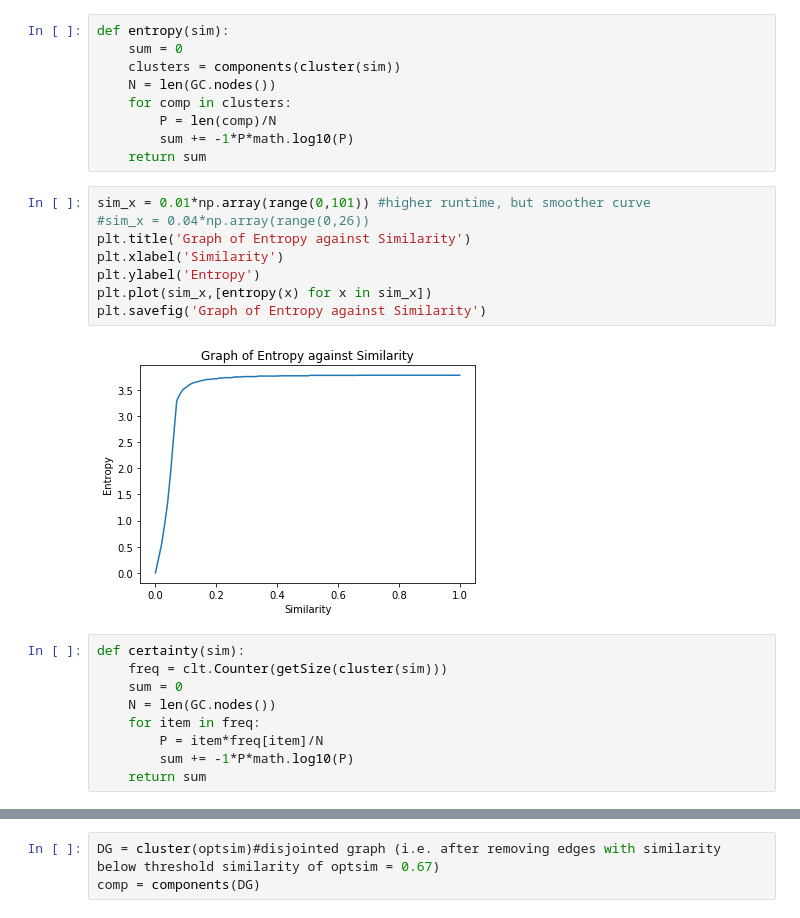
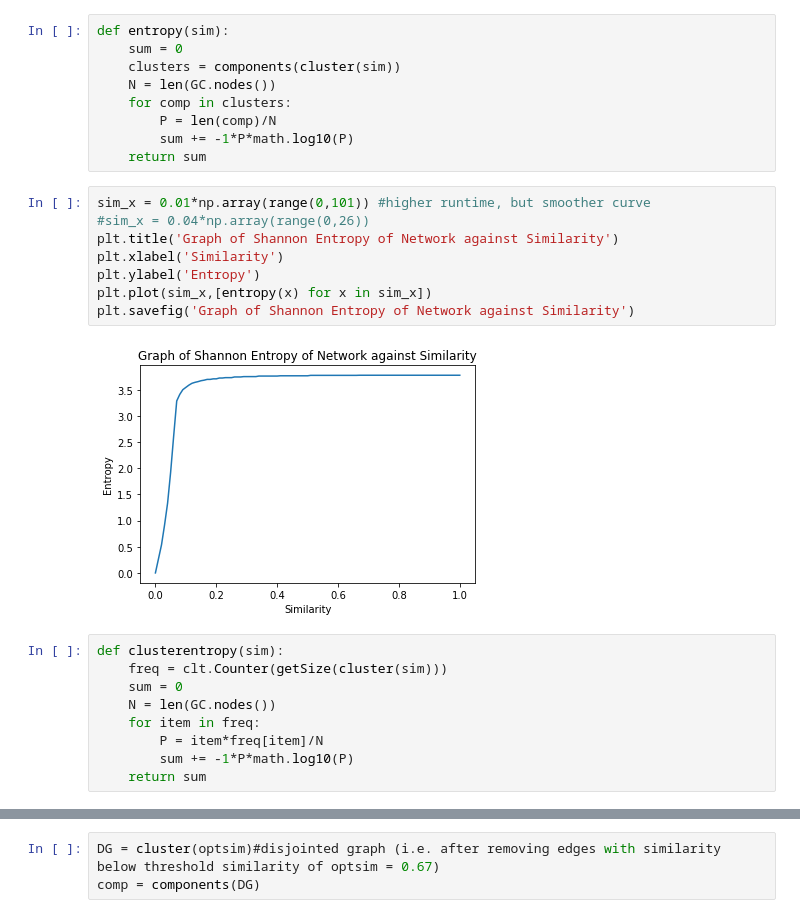
Before and after one commit to jzh001/Social-Network-Structure-in-Common-Interest-Communities, a Jupyter notebook: notebook.ipynb, the cells around one changed output, grey strips where cells are left out. Cells and saved outputs as stored; diff of their text form.

```diff
--- a/notebook.ipynb
+++ b/notebook.ipynb
@@ -277,15 +277,15 @@ def entropy(sim):
 # %%
 sim_x = 0.01*np.array(range(0,101)) #higher runtime, but smoother curve
 #sim_x = 0.04*np.array(range(0,26))
-plt.title('Graph of Entropy against Similarity')
+plt.title('Graph of Shannon Entropy of Network against Similarity')
 plt.xlabel('Similarity')
 plt.ylabel('Entropy')
 plt.plot(sim_x,[entropy(x) for x in sim_x])
-plt.savefig('Graph of Entropy against Similarity')
+plt.savefig('Graph of Shannon Entropy of Network against Similarity')
 # %% [output]
-[figure, old version]
+[figure, new version]
 # %%
-def certainty(sim):
+def clusterentropy(sim):
     freq = clt.Counter(getSize(cluster(sim)))
     sum = 0
     N = len(GC.nodes())
```
Also changed, not shown: parts of 5 cells of this notebook.
